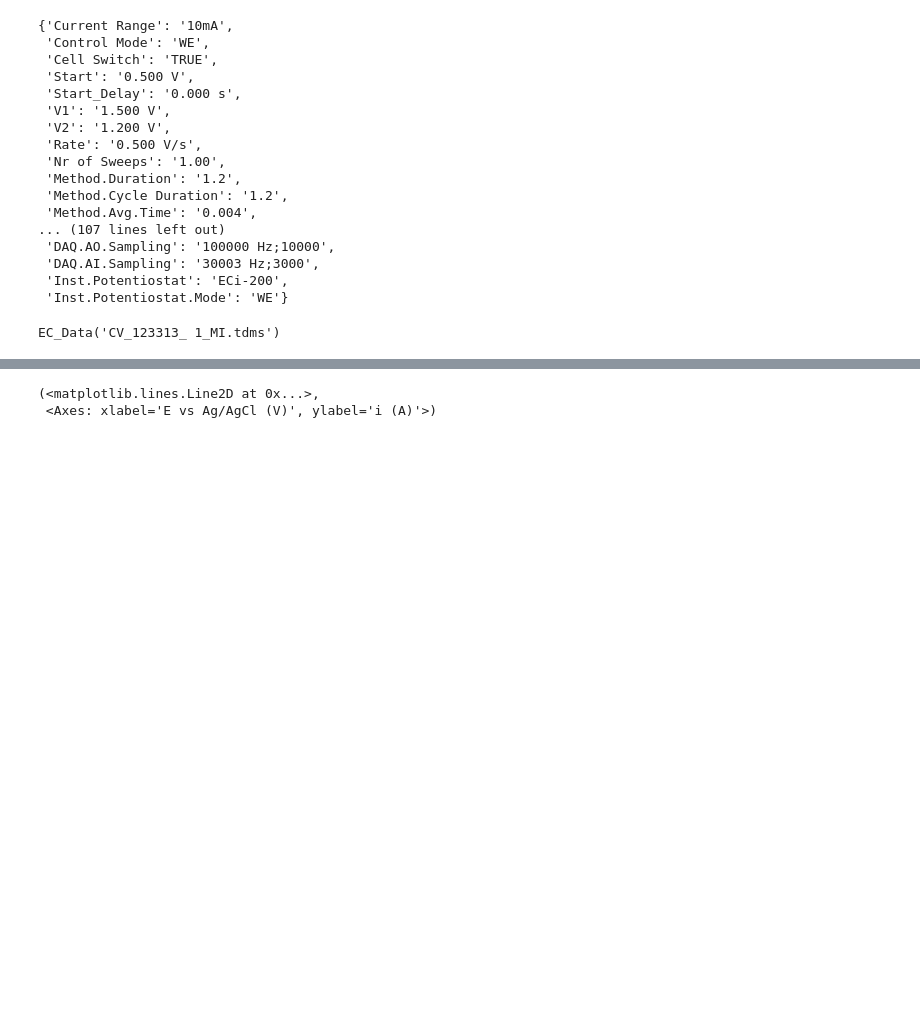
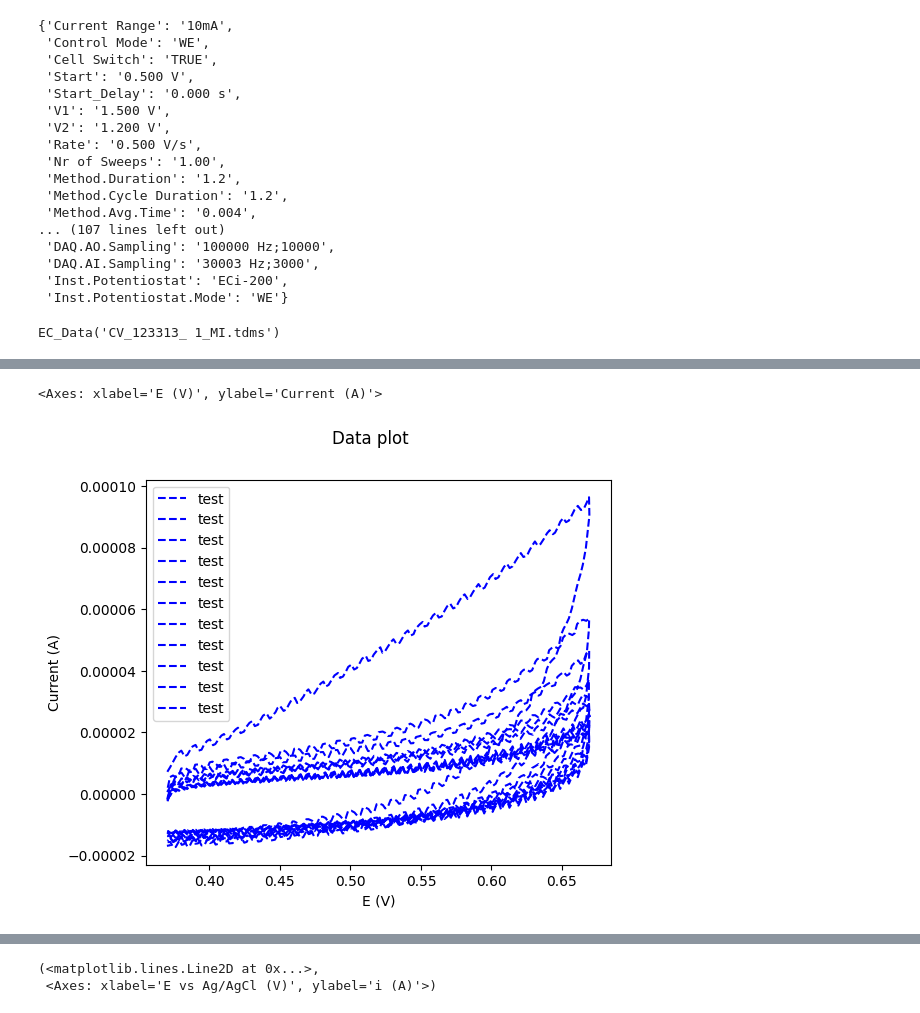
Before and after one commit to NordicEC/EC4py, a Jupyter notebook: dev/CV_Datas/MWE_CV_Datas_1_capacitance.ipynb, the cells around one changed output, grey strips where cells are left out. Saved outputs shown, nothing was run; the diff lists cells and outputs as text; code cells hidden in the pictures; blank space fills up the shorter version.

```diff
--- a/dev/CV_Datas/MWE_CV_Datas_1_capacitance.ipynb
+++ b/dev/CV_Datas/MWE_CV_Datas_1_capacitance.ipynb
@@ -90,2 +79,8 @@ CV_Datas(['CV_123313_ 1_MI.tdms','CV_123315_ 1_MI.tdms','CV_123317_ 1_MI.tdms','
+# %%
+a =EC_Datas(paths)
+a.plot("E","i_3",LEGEND.MWE_CH, color="blue", marker="o", linestyle="--", label="test")
+# %% [output]
+<Axes: xlabel='E (V)', ylabel='Current (A)'>
+[figure, added]
 # %%
 print(paths[0])
```
Also changed, not shown: parts of 21 cells of this notebook, 5 other files.
